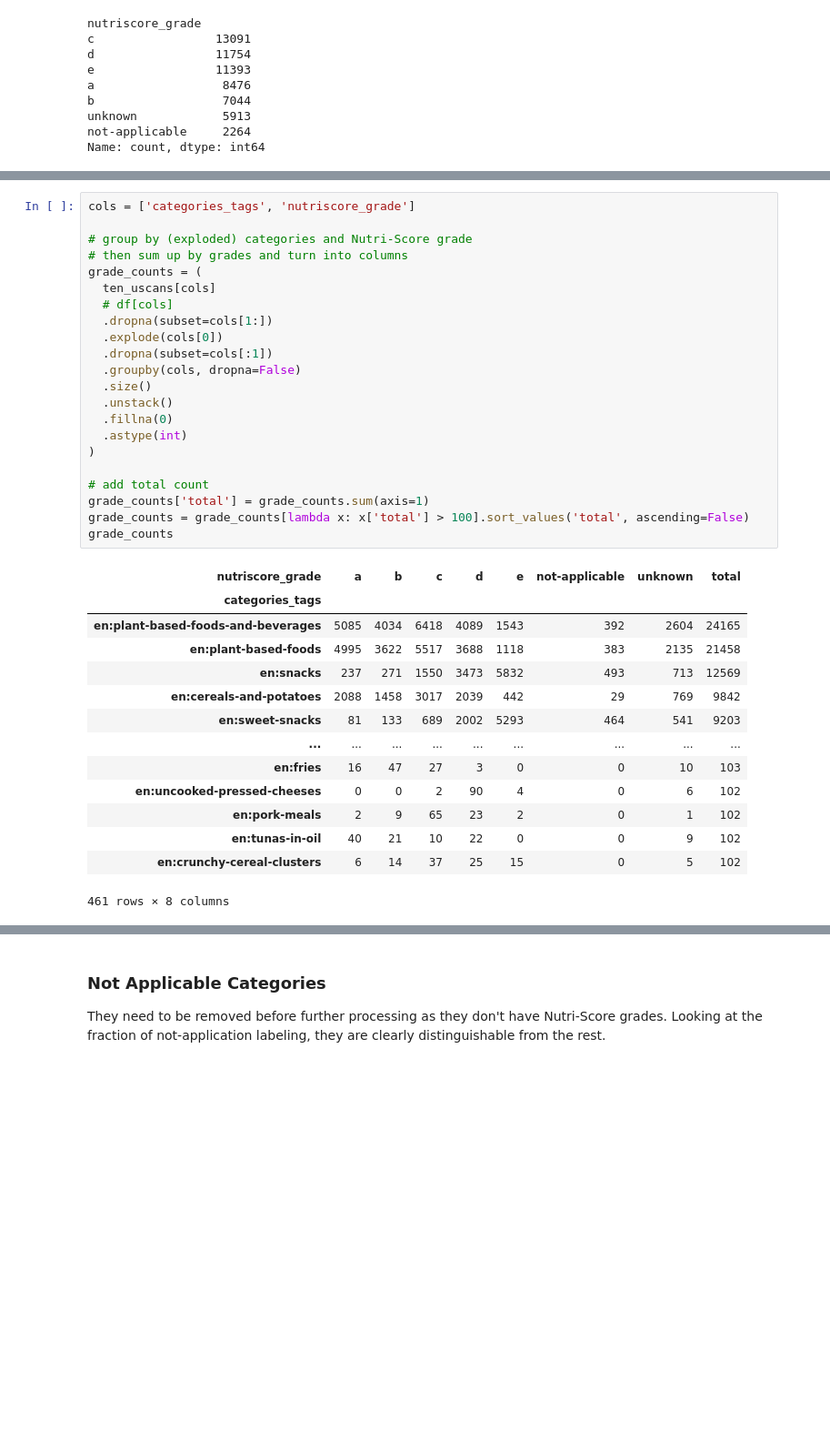
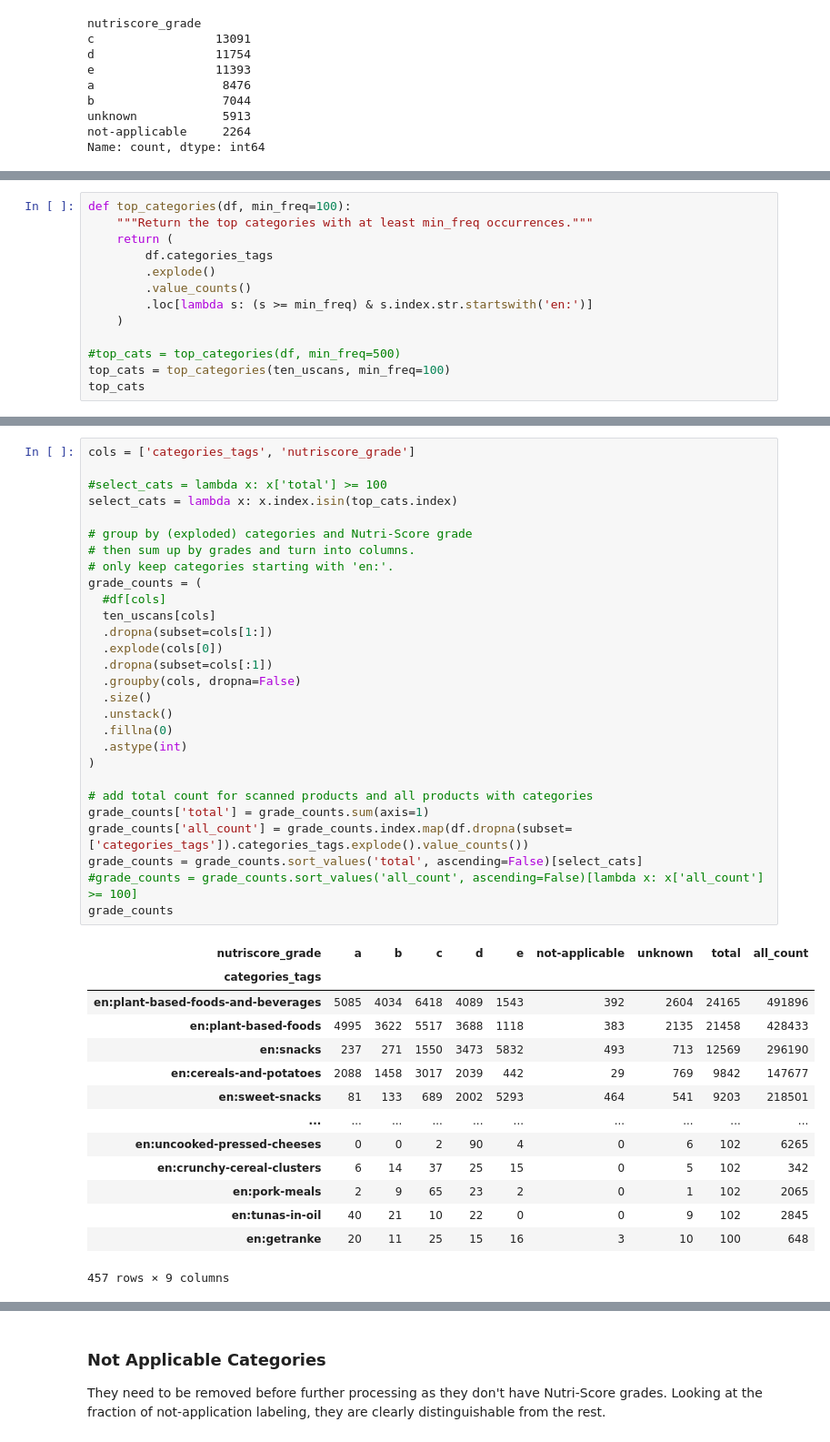
Before and after one commit to goerlitz/openfoodfacts-data-analysis, a Jupyter notebook: notebooks/40_scans_analysis.ipynb, the cells around one changed output, grey strips where cells are left out. Shown: that part at 91% size. Drawn from its saved outputs; the diff is of its cells as text; blank space fills up the shorter version.

```diff
--- a/notebooks/40_scans_analysis.ipynb
+++ b/notebooks/40_scans_analysis.ipynb
@@ -230,0 +234,13 @@ Name: count, Length: 751, dtype: int64
+# %%
+def top_categories(df, min_freq=100):
+    """Return the top categories with at least min_freq occurrences."""
+    return (
+        df.categories_tags
+        .explode()
+        .value_counts()
+        .loc[lambda s: (s >= min_freq) & s.index.str.startswith('en:')]
+    )
+
+#top_cats = top_categories(df, min_freq=500)
+top_cats = top_categories(ten_uscans, min_freq=100)
+top_cats
@@ -236,37 +277,43 @@ Name: count, Length: 751, dtype: int64
 # %%
 cols = ['categories_tags', 'nutriscore_grade']
 
+#select_cats = lambda x: x['total'] >= 100
+select_cats = lambda x: x.index.isin(top_cats.index)
+
 # group by (exploded) categories and Nutri-Score grade
-# then sum up by grades and turn into columns
+# then sum up by grades and turn into columns.
+# only keep categories starting with 'en:'.
 grade_counts = (
+  #df[cols]
   ten_uscans[cols]
-  # df[cols]
   .dropna(subset=cols[1:])
   .explode(cols[0])
   .dropna(subset=cols[:1])
   .groupby(cols, dropna=False)
   .size()
   .unstack()
   .fillna(0)
   .astype(int)
 )
 
-# add total count
+# add total count for scanned products and all products with categories
 grade_counts['total'] = grade_counts.sum(axis=1)
-grade_counts = grade_counts[lambda x: x['total'] > 100].sort_values('total', ascending=False)
+grade_counts['all_count'] = grade_counts.index.map(df.dropna(subset=['categories_tags']).categories_tags.explode().value_counts())
+grade_counts = grade_counts.sort_values('total', ascending=False)[select_cats]
+#grade_counts = grade_counts.sort_values('all_count', ascending=False)[lambda x: x['all_count'] >= 100]
 grade_counts
 # %% [output]
-| nutriscore_grade | a | b | c | d | e | not-applicable | unknown | total |
-| categories_tags |  |  |  |  |  |  |  |  |
-| en:plant-based-foods-and-beverages | 5085 | 4034 | 6418 | 4089 | 1543 | 392 | 2604 | 24165 |
-| en:plant-based-foods | 4995 | 3622 | 5517 | 3688 | 1118 | 383 | 2135 | 21458 |
-| en:snacks | 237 | 271 | 1550 | 3473 | 5832 | 493 | 713 | 12569 |
-| en:cereals-and-potatoes | 2088 | 1458 | 3017 | 2039 | 442 | 29 | 769 | 9842 |
-| en:sweet-snacks | 81 | 133 | 689 | 2002 | 5293 | 464 | 541 | 9203 |
-| ... | ... | ... | ... | ... | ... | ... | ... | ... |
-| en:fries | 16 | 47 | 27 | 3 | 0 | 0 | 10 | 103 |
-| en:uncooked-pressed-cheeses | 0 | 0 | 2 | 90 | 4 | 0 | 6 | 102 |
-| en:pork-meals | 2 | 9 | 65 | 23 | 2 | 0 | 1 | 102 |
-| en:tunas-in-oil | 40 | 21 | 10 | 22 | 0 | 0 | 9 | 102 |
-| en:crunchy-cereal-clusters | 6 | 14 | 37 | 25 | 15 | 0 | 5 | 102 |
+| nutriscore_grade | a | b | c | d | e | not-applicable | unknown | total | all_count |
+| categories_tags |  |  |  |  |  |  |  |  |  |
+| en:plant-based-foods-and-beverages | 5085 | 4034 | 6418 | 4089 | 1543 | 392 | 2604 | 24165 | 491896 |
+| en:plant-based-foods | 4995 | 3622 | 5517 | 3688 | 1118 | 383 | 2135 | 21458 | 428433 |
+| en:snacks | 237 | 271 | 1550 | 3473 | 5832 | 493 | 713 | 12569 | 296190 |
+| en:cereals-and-potatoes | 2088 | 1458 | 3017 | 2039 | 442 | 29 | 769 | 9842 | 147677 |
+| en:sweet-snacks | 81 | 133 | 689 | 2002 | 5293 | 464 | 541 | 9203 | 218501 |
+| ... | ... | ... | ... | ... | ... | ... | ... | ... | ... |
+| en:uncooked-pressed-cheeses | 0 | 0 | 2 | 90 | 4 | 0 | 6 | 102 | 6265 |
+| en:crunchy-cereal-clusters | 6 | 14 | 37 | 25 | 15 | 0 | 5 | 102 | 342 |
+| en:pork-meals | 2 | 9 | 65 | 23 | 2 | 0 | 1 | 102 | 2065 |
+| en:tunas-in-oil | 40 | 21 | 10 | 22 | 0 | 0 | 9 | 102 | 2845 |
+| en:getranke | 20 | 11 | 25 | 15 | 16 | 3 | 10 | 100 | 648 |
-461 rows × 8 columns
+457 rows × 9 columns
```
Also changed, not shown: parts of 41 cells of this notebook.
